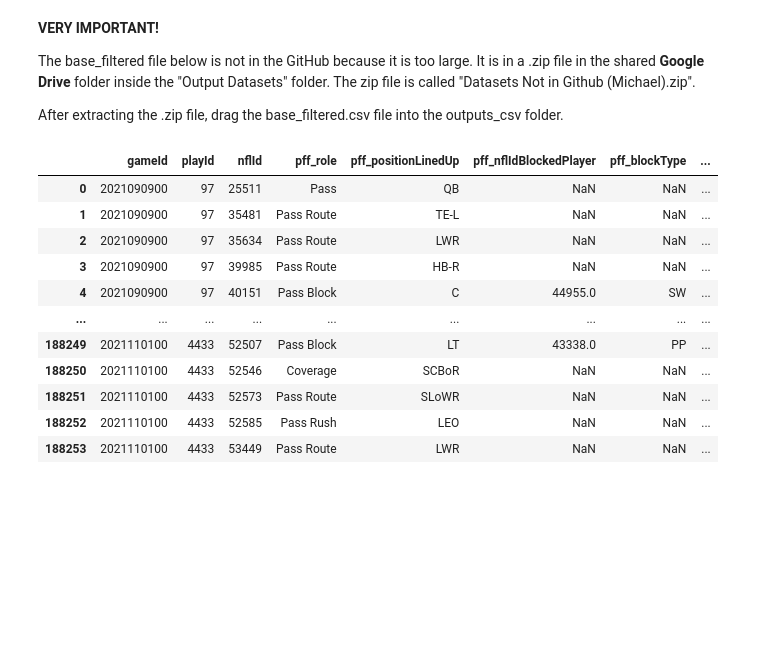
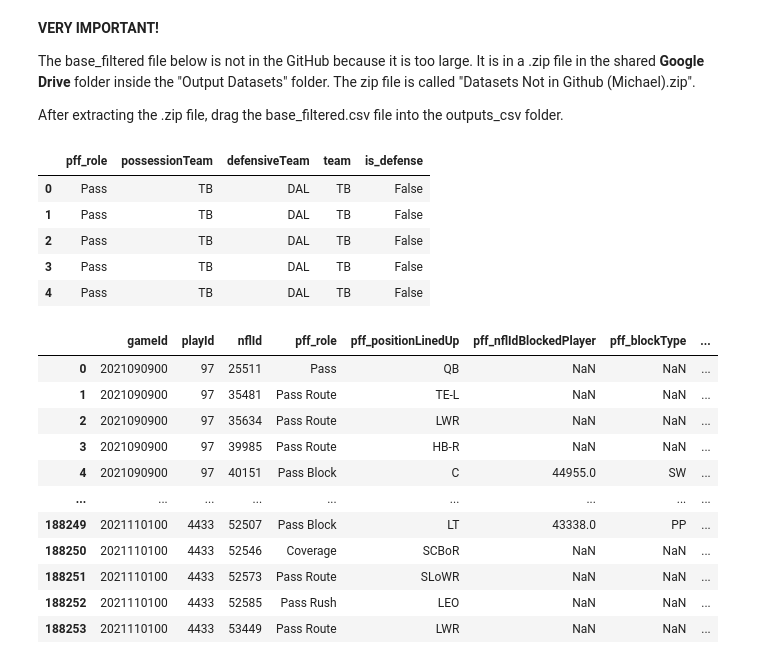
Before and after one commit to mouchatt6/BSA-Football-2026-Gravity-Metrics, a Jupyter notebook: Data Cleaning + Engineering/scripts/expected_attention.ipynb, the cells around one changed output. Cells and saved outputs as stored; diff of their text form; code cells hidden in the pictures; blank space fills up the shorter version.

```diff
--- a/Data Cleaning + Engineering/scripts/expected_attention.ipynb
+++ b/Data Cleaning + Engineering/scripts/expected_attention.ipynb
@@ -22,6 +25,22 @@ After extracting the .zip file, drag the base_filtered.csv file into the outputs
 # %%
 # The base_filtered dataframe contains frame-by-frame data of all players on only relevant plays.
 base_filtered = pd.read_csv("../outputs_csv/base_filtered.csv")
+# %%
+base_filtered['is_defense'] = base_filtered['pff_role'].isin(['Coverage', 'Pass Rush'])
+base_filtered['team'] = np.where(
+    base_filtered['is_defense'],
+    base_filtered['defensiveTeam'],
+    base_filtered['possessionTeam'],
+)
+
+base_filtered[['pff_role', 'possessionTeam', 'defensiveTeam', 'team', 'is_defense']].head()
+# %% [output]
+|  | pff_role | possessionTeam | defensiveTeam | team | is_defense |
+| 0 | Pass | TB | DAL | TB | False |
+| 1 | Pass | TB | DAL | TB | False |
+| 2 | Pass | TB | DAL | TB | False |
+| 3 | Pass | TB | DAL | TB | False |
+| 4 | Pass | TB | DAL | TB | False |
 # %%
 pffScoutingData
 # %% [output]
```
Also changed, not shown: parts of 38 cells of this notebook, 1 other file.
